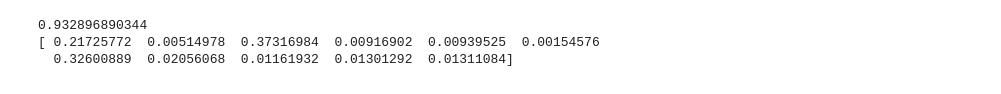
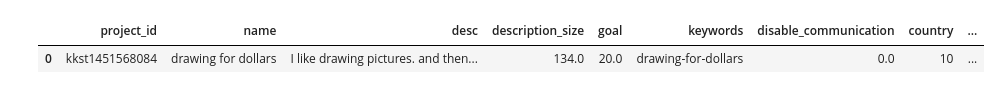
Before and after one commit to nabeelahmed/kickstarter_funding, a Jupyter notebook: ks_success_prediction_three.ipynb, the cells around one changed output. Drawn from its saved outputs; the diff is of its cells as text; code cells hidden in the pictures.

```diff
--- a/ks_success_prediction_three.ipynb
+++ b/ks_success_prediction_three.ipynb
@@ -101,17 +37,5 @@ bagging and random forests - Averages predictions from a base set of models, can
-# %%
-from sklearn.ensemble import RandomForestClassifier
-
-# features = train_copy[["goal", "goal_log", "backers_count", "creation_to_launch", "project_duration"]].values
-# target = train_copy["final_status"].values
-
-# Building and fitting my_forest
-forest = RandomForestClassifier(max_depth = 10, min_samples_split=2, n_estimators = 100, random_state = 1) # initializing classifier
-my_forest = forest.fit(features, target)  # fitting/training the classifier
-
-# Print the score of the fitted random forest
-print(my_forest.score(features, target))   # for calculating the mean accuracy of the model.
-print(my_forest.feature_importances_)
-# %% [output]
-0.932896890344
-[ 0.21725772  0.00514978  0.37316984  0.00916902  0.00939525  0.00154576
-  0.32600889  0.02056068  0.01161932  0.01301292  0.01311084]
+# %%
+train_data.head(1)
+# %% [output]
+|  | project_id | name | desc | description_size | goal | keywords | disable_communication | country | ... |
+| 0 | kkst1451568084 | drawing for dollars | I like drawing pictures. and then... | 134.0 | 20.0 | drawing-for-dollars | 0.0 | 10 | ... |
```
Also changed, not shown: parts of 92 cells of this notebook.
